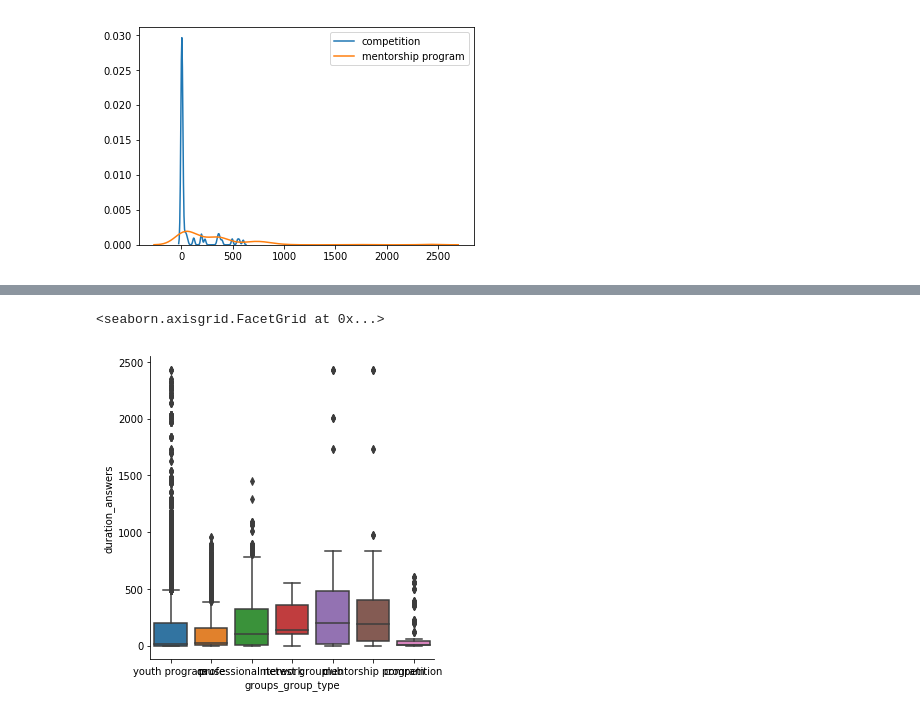
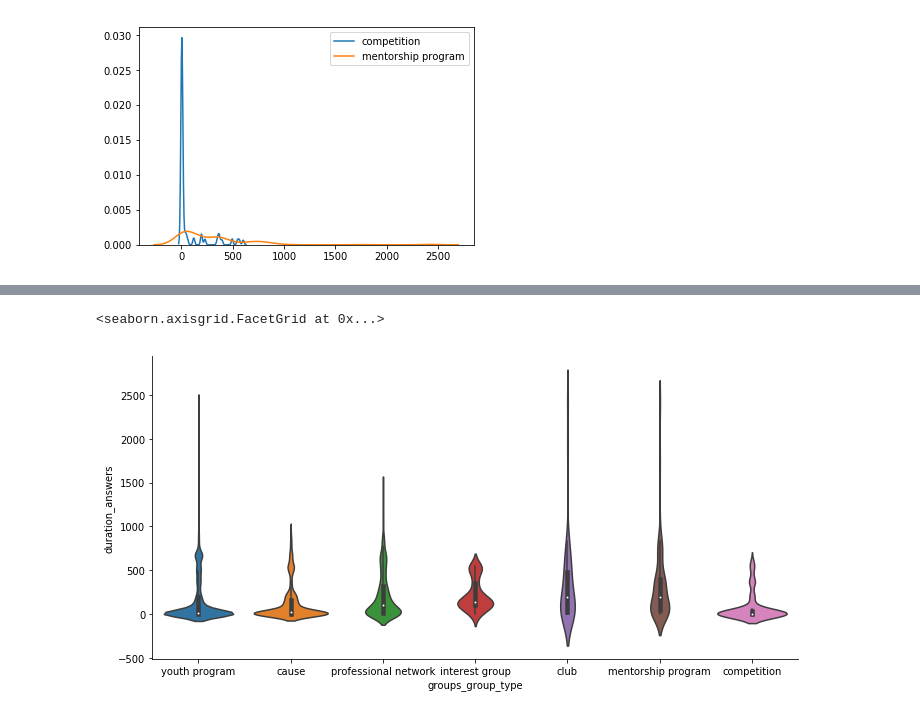
Before and after one commit to reejungkim/Kaggle---CareerVillage, a Jupyter notebook: Kaggle - CareerVillage.ipynb, the cells around one changed output, grey strips where cells are left out. Cells and saved outputs as stored; diff of their text form; code cells hidden in the pictures.

```diff
--- a/Kaggle - CareerVillage.ipynb
+++ b/Kaggle - CareerVillage.ipynb
@@ -532,5 +539,5 @@ sns.kdeplot(df.duration_answers.dropna()[df.groups_group_type=='mentorship progr
 # %%
-sns.catplot(x="groups_group_type", y="duration_answers",kind='box', data=df)
+sns.catplot(x="groups_group_type", y="duration_answers", kind='violin', data=df, aspect=20/10)
 # %% [output]
 <seaborn.axisgrid.FacetGrid at 0x...>
-[figure, old version]
+[figure, new version]
```
Also changed, not shown: parts of 2 cells of this notebook.
